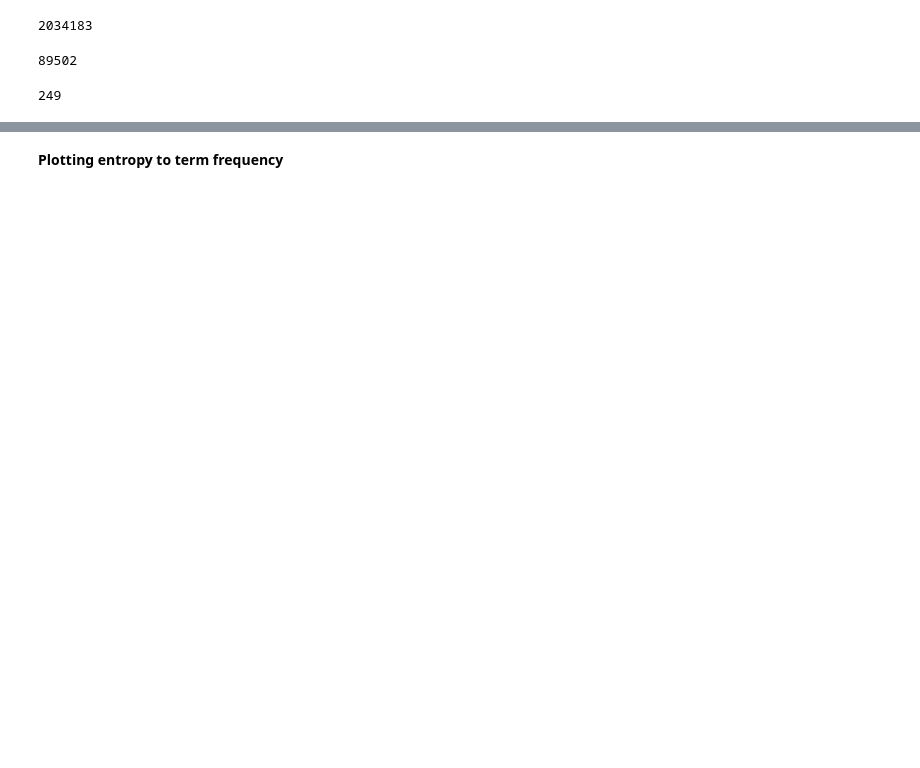
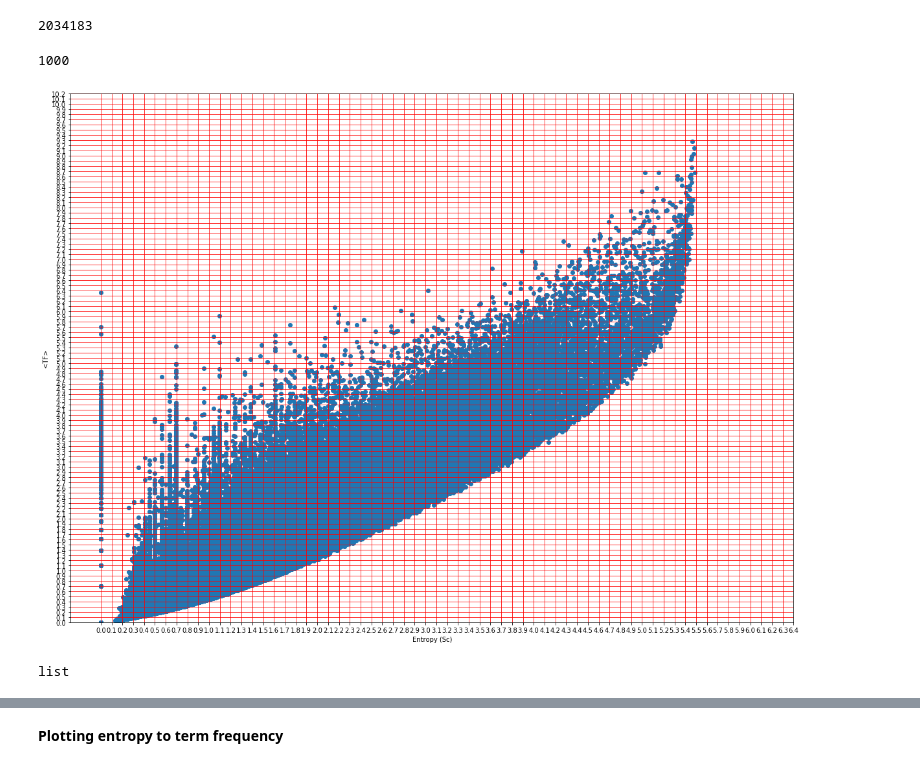
Before and after one commit to srjit/science-of-genius-title-impact, a Jupyter notebook: src/word propagation/word selection by entropy.ipynb, the cells around one changed output, grey strips where cells are left out. Saved outputs shown, nothing was run; the diff lists cells and outputs as text; code cells hidden in the pictures; blank space fills up the shorter version.

Commit message:
plot trajectories

```diff
--- a/src/word propagation/word selection by entropy.ipynb
+++ b/src/word propagation/word selection by entropy.ipynb
@@ -133,0 +157,9 @@ _unique_counts[0]
+# %%
+# number of documents where tf is > 0
+Nc = np.squeeze(np.asarray((vectorized_words != 0).sum(0)))
+
+tfs = np.squeeze(np.asarray(vectorized_words.sum(axis=0).reshape(-1,)))
+
+# sum of all the words / number of documents where the word is present
+avg_tfs_ =  tfs/ Nc
+avg_tfs = [np.round(x, 3) for x in avg_tfs_]
@@ -139,17 +288,22 @@ counts = []
 entropies = []
 tfs = []
 
-Nc = float(b.shape[1])
-
-for i in tqdm(range(b.shape[0])):
+for i in range(b.shape[0]):
 
     unique, _counts = np.unique(b[i], return_counts=True)
+
+    # eliminate unique of 0 if present - term frequency from 1 to max(tfc)
+    if 0 in unique:
+        unique = unique[1:]
+        _counts = _counts[1:]
+
 
     uniques.append(unique)
     counts.append(_counts)
 
-    qcs = _counts[_counts>0]/Nc
+    qcs = _counts/float(Nc[i])
     ln_qcs = np.log(qcs)
 
-    entropy = -1 * np.sum(qcs * ln_qcs)
+    entropy_ = -1 * np.sum(qcs * ln_qcs)
+    entropy = np.round(entropy_, 3)
     entropies.append(entropy)
@@ -156,12 +312,8 @@ for i in tqdm(range(b.shape[0])):
+# %%
+log_avg_tfs_ = np.log(avg_tfs)
+log_avg_tfs = [np.round(x, 3) for x in log_avg_tfs_]
+entropies = np.array(entropies)
 # %%
 len(entropies)
 # %% [output]
 2034183
-# %%
-len(list(set(entropies)))
-# %% [output]
-89502
-# %%
-vectorized_words.shape[0]
-# %% [output]
-249
@@ -167,0 +330,25 @@ vectorized_words.shape[0]
+# %%
+len(_avgtfs_sample)
+len(_entropies_sample)
+len(_words_sample)
+# %% [output]
+1000
+# %%
+plt.figure(figsize=(20,15))
+plt.scatter(entropies,
+         log_avg_tfs)
+plt.ylim(ymin=0)
+
+plt.xticks(np.arange(min(entropies), max(entropies)+1, 0.1))
+plt.yticks(np.arange(min(log_avg_tfs), max(log_avg_tfs)+1, 0.1))
+
+plt.grid(color="red")
+plt.xlabel("Entropy (Sc)")
+plt.ylabel("<TF>")
+plt.show()
+# %% [output]
+[figure, added]
+# %%
+type(words)
+# %% [output]
+list
```
Also changed, not shown: parts of 71 cells of this notebook, 3 other files.
